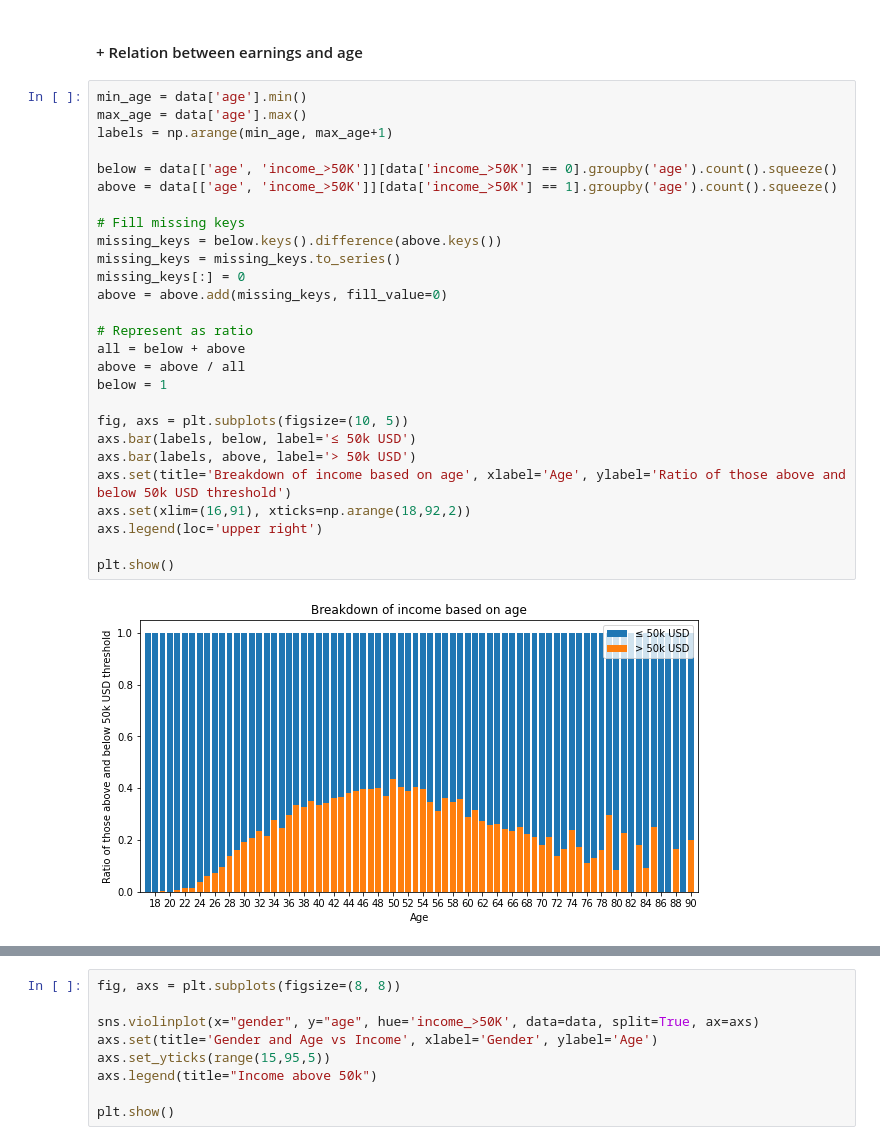
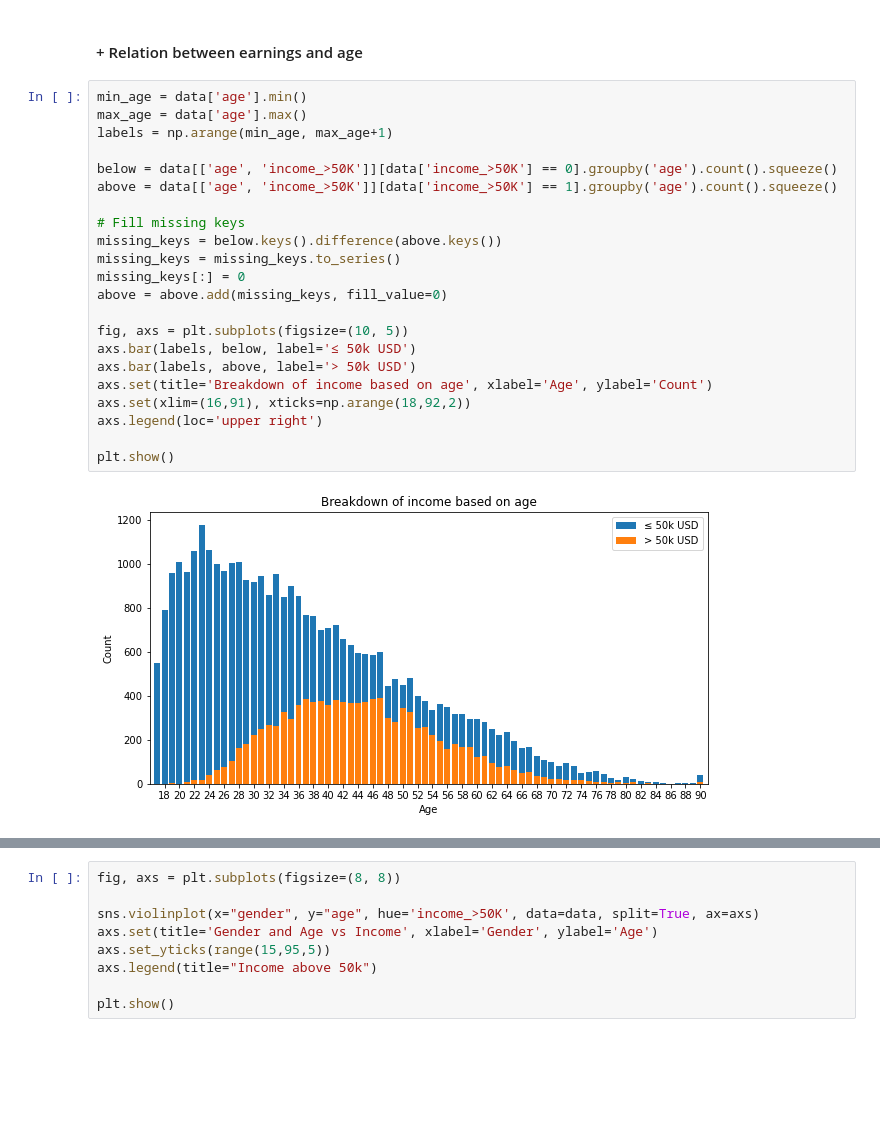
Before and after one commit to d-kurowski/annual-income-prediction, a Jupyter notebook: annual-income-prediction.ipynb, the cells around one changed output, grey strips where cells are left out. Saved outputs shown, nothing was run; the diff lists cells and outputs as text; blank space fills up the shorter version.

```diff
--- a/annual-income-prediction.ipynb
+++ b/annual-income-prediction.ipynb
@@ -122,29 +150,24 @@ pd.crosstab(data['income_>50K'], data['gender'], rownames=['Income > 50k USD'],
 # %%
 min_age = data['age'].min()
 max_age = data['age'].max()
 labels = np.arange(min_age, max_age+1)
 
 below = data[['age', 'income_>50K']][data['income_>50K'] == 0].groupby('age').count().squeeze()
 above = data[['age', 'income_>50K']][data['income_>50K'] == 1].groupby('age').count().squeeze()
 
 # Fill missing keys
 missing_keys = below.keys().difference(above.keys())
 missing_keys = missing_keys.to_series()
 missing_keys[:] = 0
 above = above.add(missing_keys, fill_value=0)
 
-# Represent as ratio
-all = below + above
-above = above / all
-below = 1
-
 fig, axs = plt.subplots(figsize=(10, 5))
 axs.bar(labels, below, label='≤ 50k USD')
 axs.bar(labels, above, label='> 50k USD')
-axs.set(title='Breakdown of income based on age', xlabel='Age', ylabel='Ratio of those above and below 50k USD threshold')
+axs.set(title='Breakdown of income based on age', xlabel='Age', ylabel='Count')
 axs.set(xlim=(16,91), xticks=np.arange(18,92,2))
 axs.legend(loc='upper right')
 
 plt.show()
 # %% [output]
-[figure, old version]
+[figure, new version]
```
Also changed, not shown: parts of 55 cells of this notebook.
